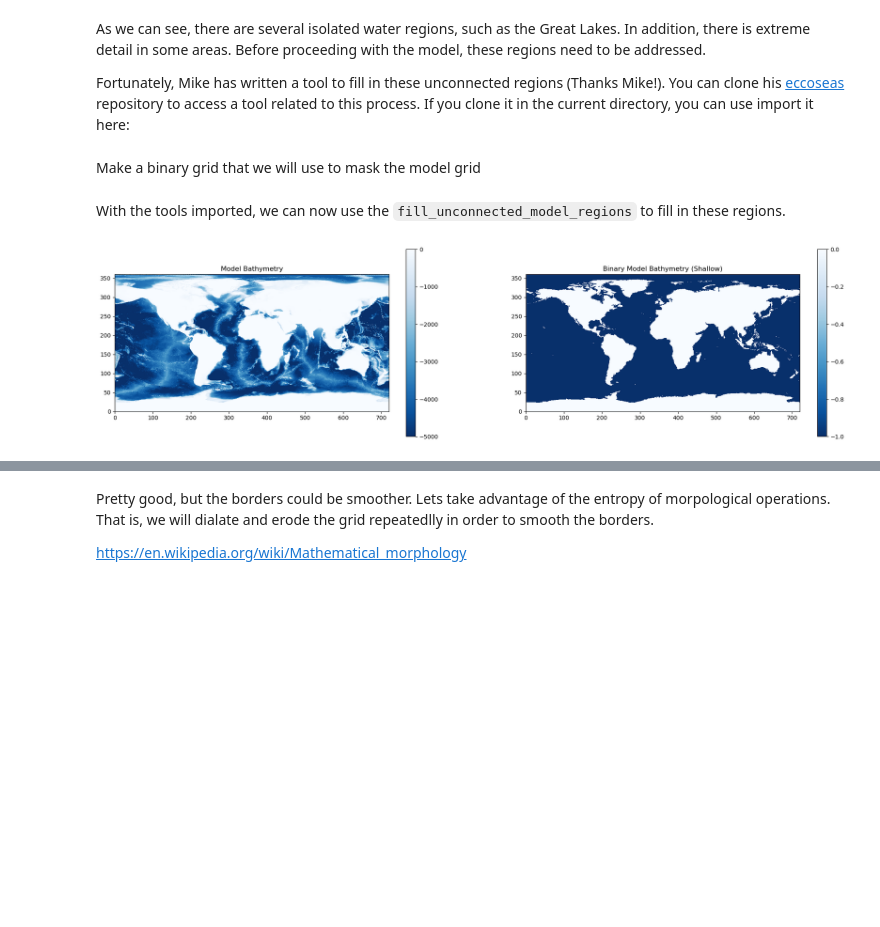
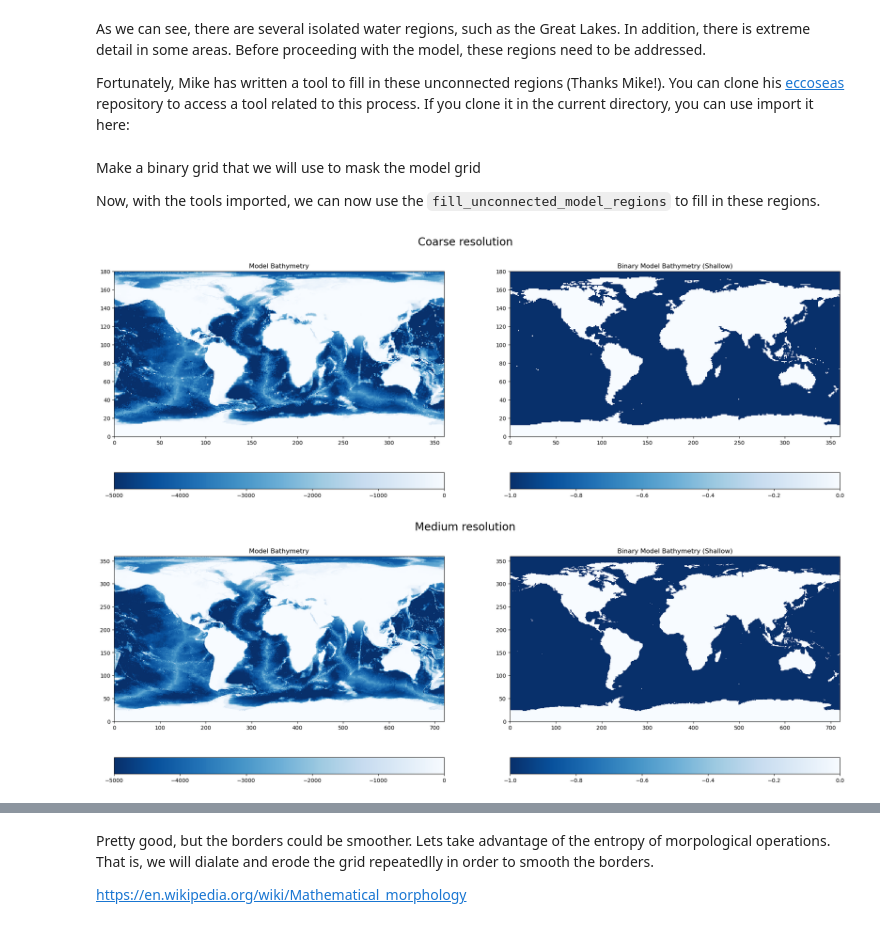
Before and after one commit to tparker1/cs185c_fall2024, a Jupyter notebook: Project/notebooks/9-2 Creating Bathymetry.ipynb, the cells around one changed output, grey strips where cells are left out. Drawn from its saved outputs; the diff is of its cells as text; code cells hidden in the pictures; blank space fills up the shorter version.

```diff
--- a/Project/notebooks/9-2 Creating Bathymetry.ipynb
+++ b/Project/notebooks/9-2 Creating Bathymetry.ipynb
@@ -54,6 +73,3 @@ Model_bathy = griddata(np.column_stack([Globe_Lon.ravel(),Globe_Lat.ravel()]), G
-# %%
-# set points on land to 0
-Model_bathy[Model_bathy>0] = 0
 # %% [markdown]
 ### Visualizing the Bathymetry Grid
 Finally, I create a plot of the bathymetry and compare with the source data to ensure everything turns out as expected:
@@ -101,9 +132,15 @@ sys.path.append(os.path.abspath(os.path.join('../../../downscale_ecco')))
 from eccoseas.downscale import bathymetry as edb
 # %% [markdown]
 Make a binary grid that we will use to mask the model grid
+
+Now, with the tools imported, we can now use the `fill_unconnected_model_regions` to fill in these regions.
 # %%
-binary_grid = np.copy(Model_bathy)
-binary_grid[binary_grid<0] = -1
-binary_grid[binary_grid>=0] = 0
+def fill_bin_grid(Model_bathy, row, col):
+    binary_grid = np.copy(Model_bathy)
+    binary_grid[binary_grid<0] = -1
+    binary_grid[binary_grid>=0] = 0
+    model_binary_grid = edb.fill_unconnected_model_regions(binary_grid, central_wet_row=row, central_wet_col=col)
+    return model_binary_grid
+
+model_binary_grid_coarse = fill_bin_grid(Model_bathy_coarse, row=150, col=150)
+model_binary_grid_medium = fill_bin_grid(Model_bathy_medium, row=300, col=300)
-# %% [markdown]
-With the tools imported, we can now use the `fill_unconnected_model_regions` to fill in these regions.
@@ -112,18 +147,26 @@ model_binary_grid = edb.fill_unconnected_model_regions(binary_grid, central_wet_
 # %%
-plt.figure(figsize=(24,6))
+def vis_bathy_binary(Model_bathy, binary_grid, res = 'coarse'):
+    plt.figure(figsize=(24,8))
 
-plt.subplot(1,2,1)
-C = plt.pcolormesh(Model_bathy, vmin=-5000, vmax=0, cmap='Blues_r')
-plt.colorbar(C)
-plt.title('Model Bathymetry')
-plt.gca().set_aspect('equal', adjustable='box')
+    plt.subplot(1,2,1)
+    C = plt.pcolormesh(Model_bathy, vmin=-5000, vmax=0, cmap='Blues_r')
+    plt.colorbar(C, orientation='horizontal')
+    plt.title('Model Bathymetry')
+    plt.gca().set_aspect('equal', adjustable='box')
 
-plt.subplot(1,2,2)
-C = plt.pcolormesh(binary_grid, vmin=-1, vmax=0, cmap='Blues_r')
-plt.colorbar(C)
-plt.title('Binary Model Bathymetry (Shallow)')
-plt.gca().set_aspect('equal', adjustable='box')
+    plt.subplot(1,2,2)
+    C = plt.pcolormesh(binary_grid, vmin=-1, vmax=0, cmap='Blues_r')
+    plt.colorbar(C, orientation='horizontal')
+    plt.title('Binary Model Bathymetry (Shallow)')
+    plt.gca().set_aspect('equal', adjustable='box')
 
-plt.show()
+    plt.suptitle(res + ' resolution', fontsize=20)
+
+    plt.show()
+    plt.close()
+
+vis_bathy_binary(Model_bathy_coarse, model_binary_grid_coarse, res = 'Coarse')
+vis_bathy_binary(Model_bathy_medium, model_binary_grid_medium, res = 'Medium')
 # %% [output]
-[figure, old version]
+[figure, new version]
+[figure, added]
```
Also changed, not shown: parts of 23 cells of this notebook.
